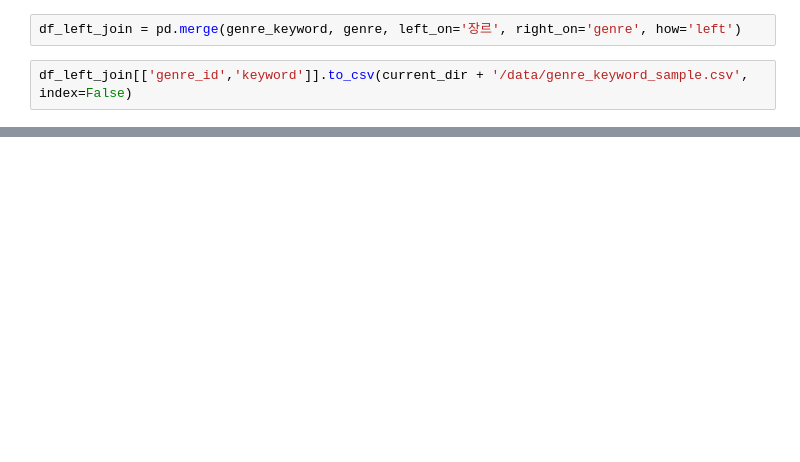
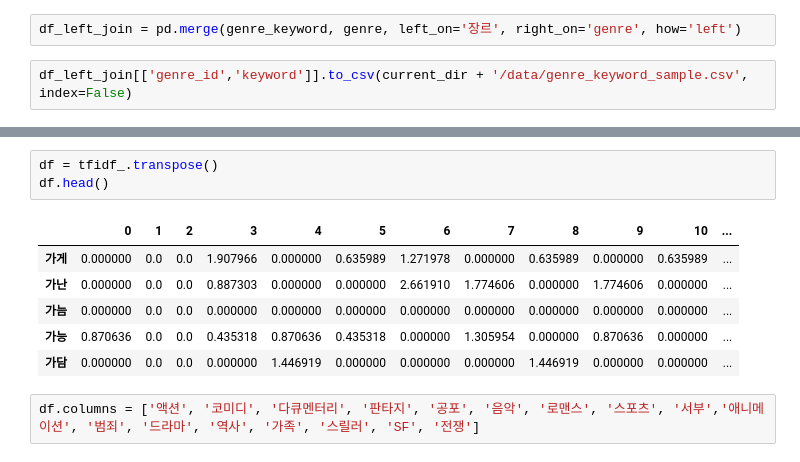
Before and after one commit to RYUJINSIK/nagazima, a Jupyter notebook: create_df.ipynb, the cells around one changed output, grey strips where cells are left out. Cells and saved outputs as stored; diff of their text form; blank space fills up the shorter version.

```diff
--- a/create_df.ipynb
+++ b/create_df.ipynb
@@ -148,0 +284,12 @@ df_left_join[['genre_id','keyword']].to_csv(current_dir + '/data/genre_keyword_s
+# %%
+df = tfidf_.transpose()
+df.head()
+# %% [output]
+|  | 0 | 1 | 2 | 3 | 4 | 5 | 6 | 7 | 8 | 9 | 10 | ... |
+| 가게 | 0.000000 | 0.0 | 0.0 | 1.907966 | 0.000000 | 0.635989 | 1.271978 | 0.000000 | 0.635989 | 0.000000 | 0.635989 | ... |
+| 가난 | 0.000000 | 0.0 | 0.0 | 0.887303 | 0.000000 | 0.000000 | 2.661910 | 1.774606 | 0.000000 | 1.774606 | 0.000000 | ... |
+| 가늠 | 0.000000 | 0.0 | 0.0 | 0.000000 | 0.000000 | 0.000000 | 0.000000 | 0.000000 | 0.000000 | 0.000000 | 0.000000 | ... |
+| 가능 | 0.870636 | 0.0 | 0.0 | 0.435318 | 0.870636 | 0.435318 | 0.000000 | 1.305954 | 0.000000 | 0.870636 | 0.000000 | ... |
+| 가담 | 0.000000 | 0.0 | 0.0 | 0.000000 | 1.446919 | 0.000000 | 0.000000 | 0.000000 | 1.446919 | 0.000000 | 0.000000 | ... |
+# %%
+df.columns = ['액션', '코미디', '다큐멘터리', '판타지', '공포', '음악', '로맨스', '스포츠', '서부','애니메이션', '범죄', '드라마', '역사', '가족', '스릴러', 'SF', '전쟁']
```
Also changed, not shown: parts of 46 cells of this notebook, 1 other file.
